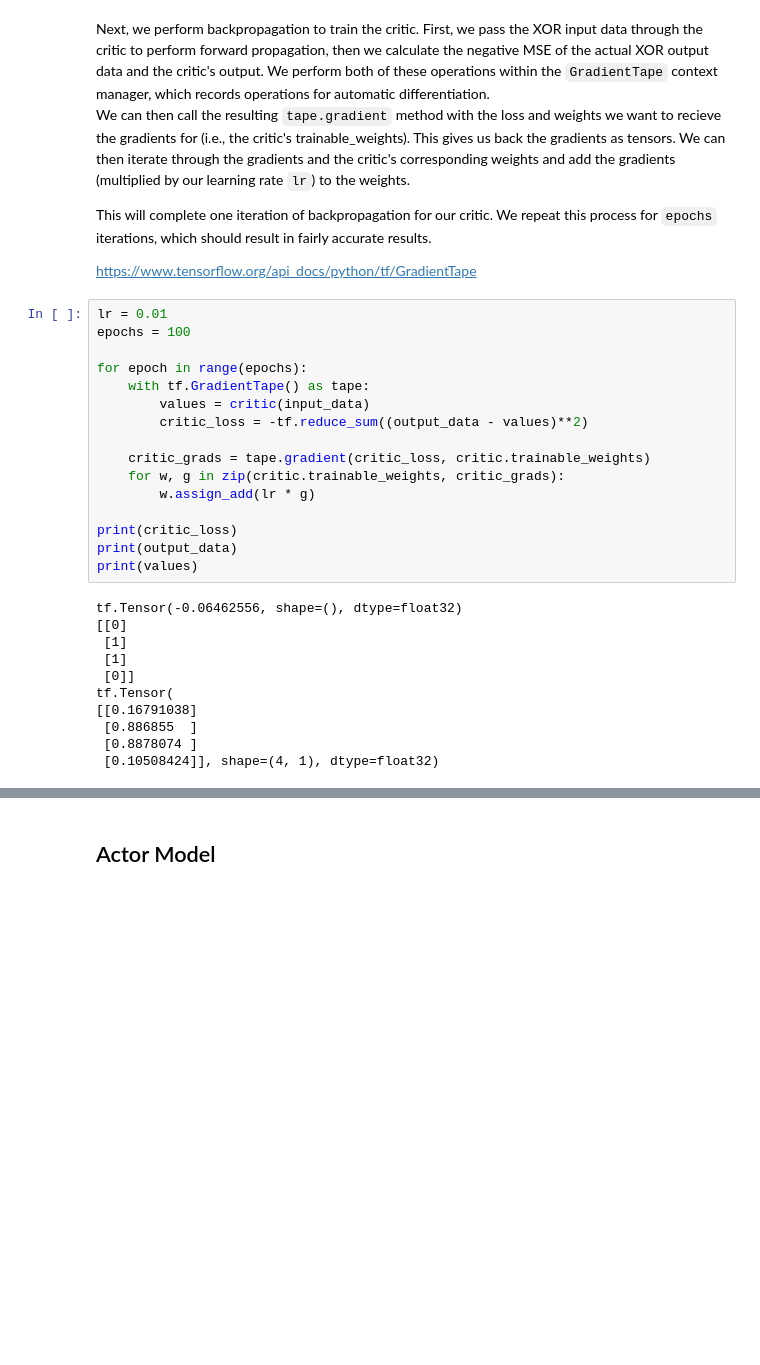
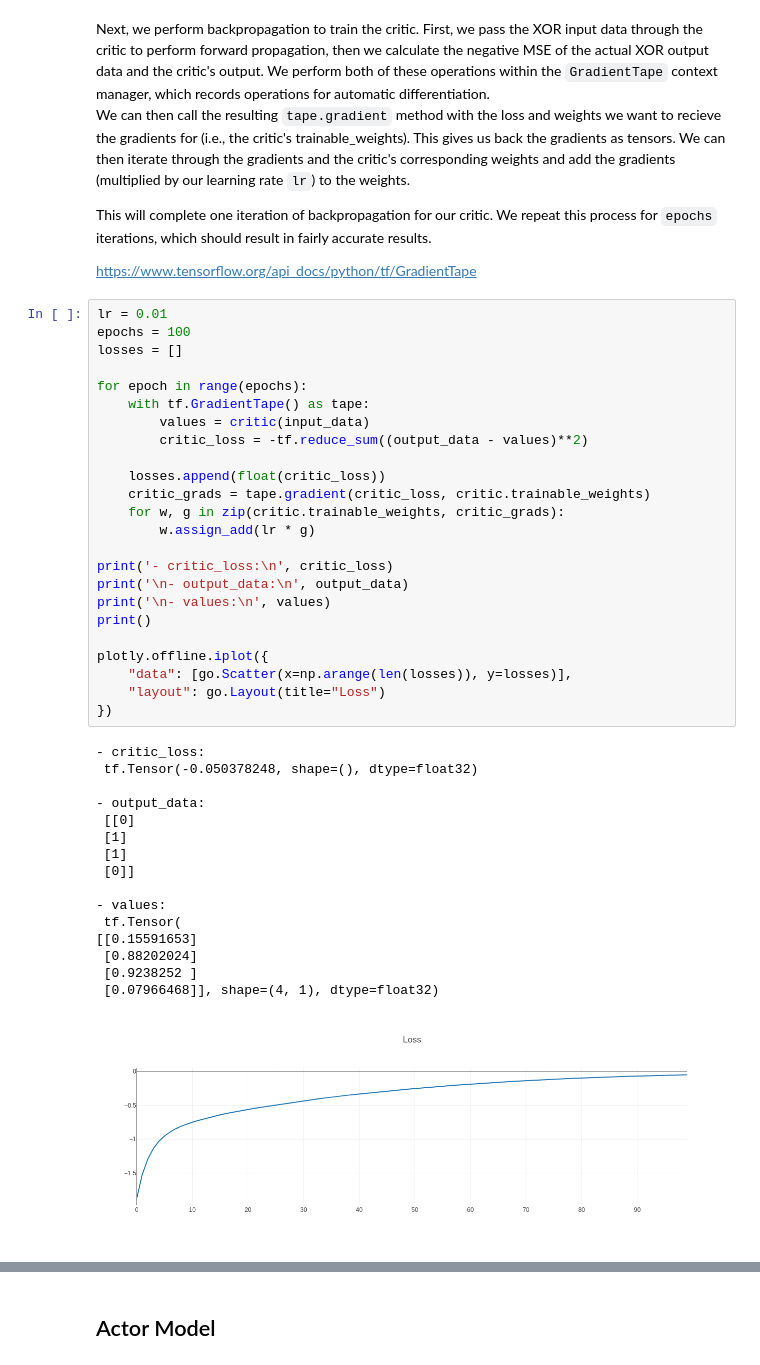
Before and after one commit to nathanmargaglio/curls, a Jupyter notebook: A2C.ipynb, the cells around one changed output, grey strips where cells are left out. Cells and saved outputs as stored; diff of their text form; blank space fills up the shorter version.

Commit message:
critic visualization

```diff
--- a/A2C.ipynb
+++ b/A2C.ipynb
@@ -90,27 +87,41 @@ https://www.tensorflow.org/api_docs/python/tf/GradientTape
 # %%
 lr = 0.01
 epochs = 100
+losses = []
 
 for epoch in range(epochs):
     with tf.GradientTape() as tape:
         values = critic(input_data)
         critic_loss = -tf.reduce_sum((output_data - values)**2)
 
+    losses.append(float(critic_loss))
     critic_grads = tape.gradient(critic_loss, critic.trainable_weights)
     for w, g in zip(critic.trainable_weights, critic_grads):
         w.assign_add(lr * g)
 
-print(critic_loss)
-print(output_data)
-print(values)
+print('- critic_loss:\n', critic_loss)
+print('\n- output_data:\n', output_data)
+print('\n- values:\n', values)
+print()
+
+plotly.offline.iplot({
+    "data": [go.Scatter(x=np.arange(len(losses)), y=losses)],
+    "layout": go.Layout(title="Loss")
+})
 # %% [output]
-tf.Tensor(-0.06462556, shape=(), dtype=float32)
-[[0]
+- critic_loss:
+ tf.Tensor(-0.050378248, shape=(), dtype=float32)
+
+- output_data:
+ [[0]
  [1]
  [1]
  [0]]
-tf.Tensor(
-[[0.16791038]
- [0.886855  ]
- [0.8878074 ]
- [0.10508424]], shape=(4, 1), dtype=float32)
+
+- values:
+ tf.Tensor(
+[[0.15591653]
+ [0.88202024]
+ [0.9238252 ]
+ [0.07966468]], shape=(4, 1), dtype=float32)
+[figure, added]
```
Also changed, not shown: parts of 41 cells of this notebook.
